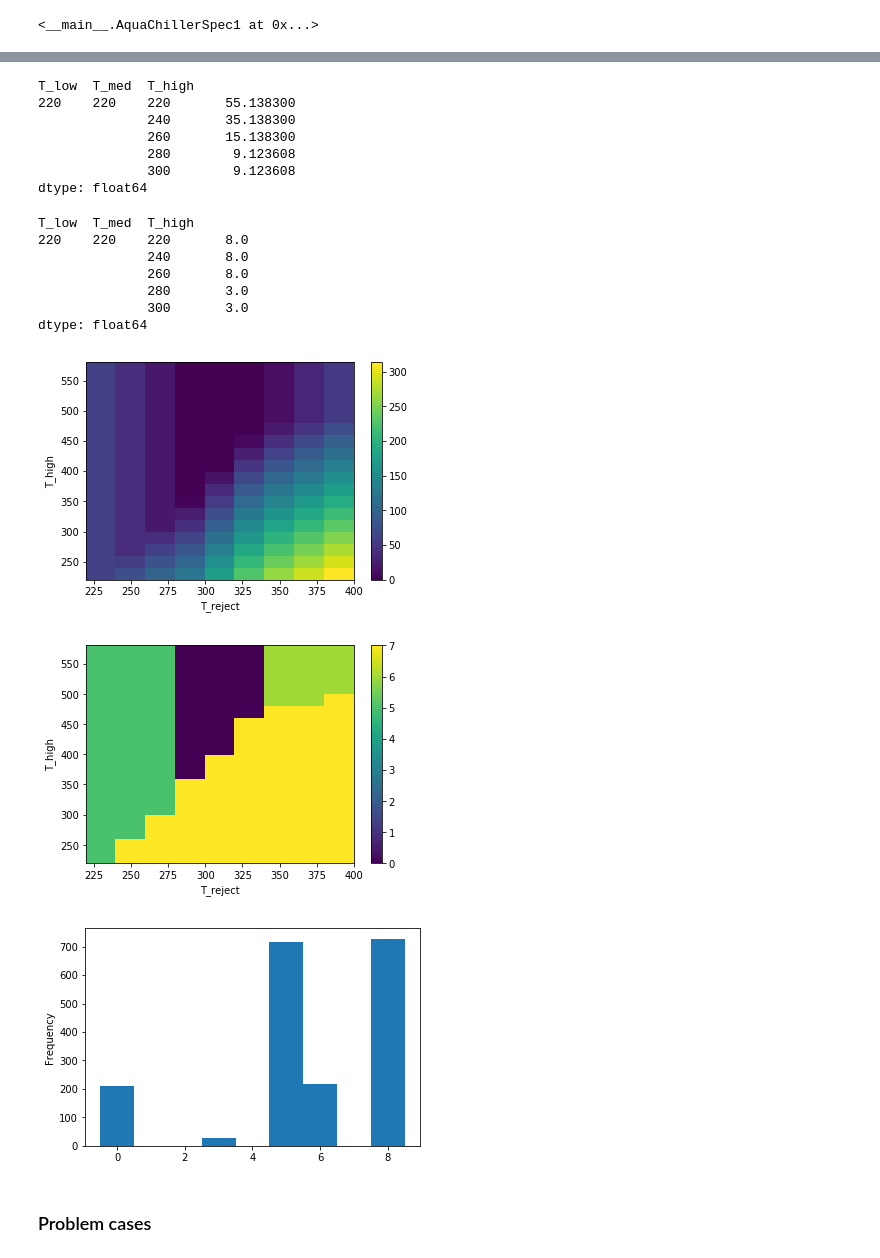
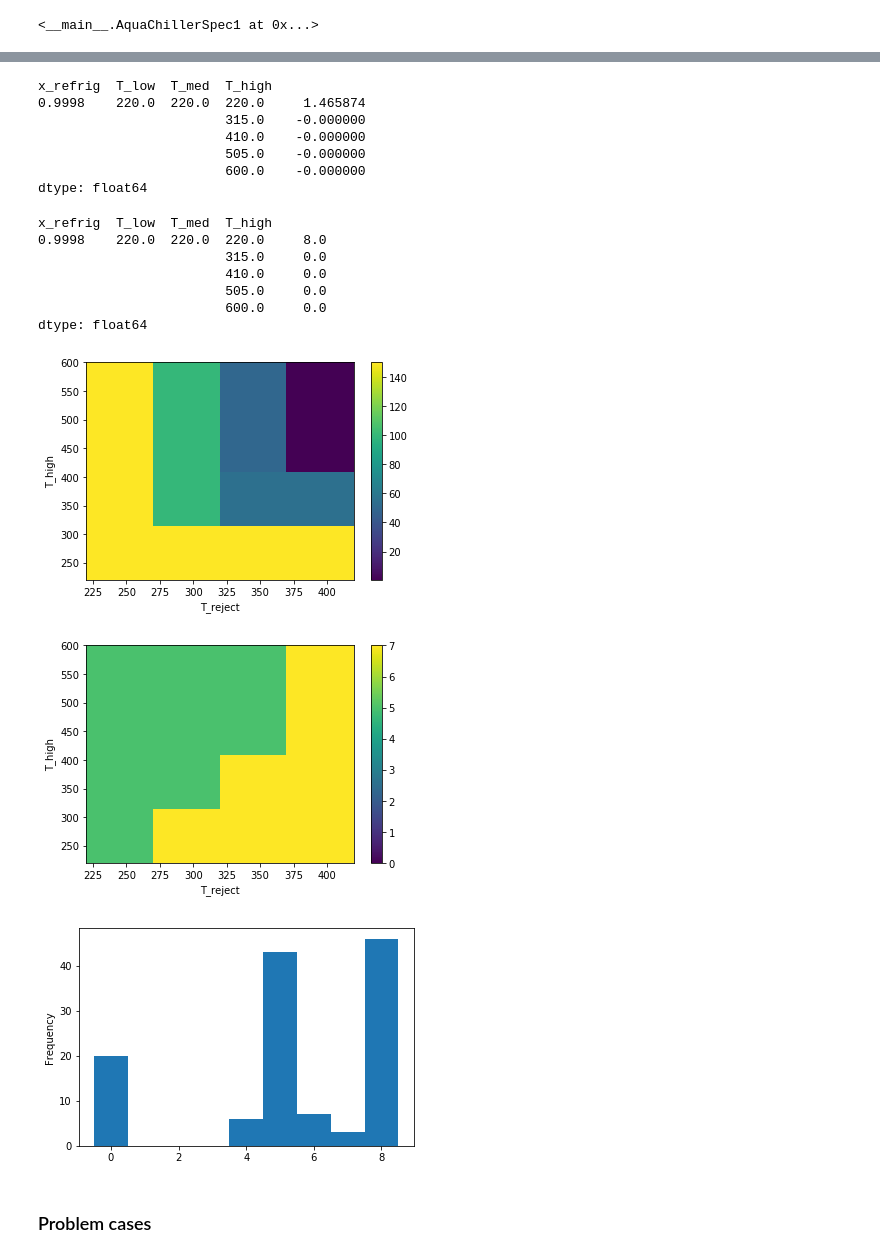
Before and after one commit to nfette/openACHP, a Jupyter notebook: src/Feasibility of ammonia-aqua chiller.ipynb, the cells around one changed output, grey strips where cells are left out. Drawn from its saved outputs; the diff is of its cells as text; code cells hidden in the pictures.

```diff
--- a/src/Feasibility of ammonia-aqua chiller.ipynb
+++ b/src/Feasibility of ammonia-aqua chiller.ipynb
@@ -672,19 +642,18 @@ list(range(AquaChillerSpec1.n_cons))
 [0, 1, 2, 3, 4, 5, 6, 7, 8]
 # %%
 # Parametric study / visualize infeasible regions
-x_refrig = 0.99
-T_low = 250
-T_low_range = numpy.linspace(220, 420, 5)
-T_med_range = numpy.linspace(220, 420, 5)
-T_high_range = numpy.linspace(220, 600, 5)
-shape = (len(T_low_range),len(T_med_range),len(T_high_range))
+x_refrig_range = [0.998, 0.9998, 0.99998]
+T_low_range = numpy.linspace(220, 420, 40)
+T_med_range = numpy.linspace(220, 420, 40)
+T_high_range = numpy.linspace(220, 600, 40)
+shape = (len(x_refrig_range),len(T_low_range),len(T_med_range),len(T_high_range))
 study_index = pandas.MultiIndex.from_product(
-    [T_low_range,T_med_range,T_high_range],
-    names=['T_low','T_med','T_high'])
-study_columns=constraint_columns.append(calc_columns).append(mapped_columns)
+    [x_refrig_range,T_low_range,T_med_range,T_high_range],
+    names=['x_refrig','T_low','T_med','T_high'])
+study_columns=all_columns
 study = pandas.DataFrame(
-    index=index,
+    index=study_index,
     columns=study_columns)
-print(shape, len(constraints))
-constraints.head()
+print(shape, len(study))
+study.head()
 # %% [output]
@@ -770,6 +757,6 @@ constraints.to_csv(fname)
 # %%
 import pandas
-constraints= pandas.read_csv(fname, header=0, index_col=[0,1,2])
+study= pandas.read_csv(fname, header=[0,1], index_col=[0,1,2,3])
 # %%
 study.head()
 # %% [output]
@@ -785,3 +772,5 @@ study.head()
 # %%
-constraints['0'].head()
+constraints=study['constraint']
+okay = constraints >= 0
+okay.head()
 # %% [output]
@@ -818,48 +796,48 @@ penalty = -constraints.min(axis='columns')
 penalty.head()
 #penalty.values.reshape(shape)[3,:,:]
 # %% [output]
-T_low  T_med  T_high
-220    220    220       55.138300
-              240       35.138300
-              260       15.138300
-              280        9.123608
-              300        9.123608
+x_refrig  T_low  T_med  T_high
+0.9998    220.0  220.0  220.0     1.465874
+                        315.0    -0.000000
+                        410.0    -0.000000
+                        505.0    -0.000000
+                        600.0    -0.000000
 dtype: float64
 # %%
 worst = constraints.idxmin(axis='columns').astype('float')
 worst.head()
 # %% [output]
-T_low  T_med  T_high
-220    220    220       8.0
-              240       8.0
-              260       8.0
-              280       3.0
-              300       3.0
+x_refrig  T_low  T_med  T_high
+0.9998    220.0  220.0  220.0     8.0
+                        315.0     0.0
+                        410.0     0.0
+                        505.0     0.0
+                        600.0     0.0
 dtype: float64
 # %%
 plt.figure()
 #plt.contourf(T_med_range, T_high_range, violations.T, cmap='spring')
-plt.pcolormesh(T_med_range, T_high_range, penalty.values.reshape(shape)[3,:,:].T) #, cmap='spring')
+plt.pcolormesh(T_med_range, T_high_range, penalty.values.reshape(shape)[0,3,:,:].T) #, cmap='spring')
 plt.xlabel("T_reject")
 plt.ylabel("T_high")
 plt.colorbar()
 
 plt.figure()
 #plt.imshow(worst[:,::-1].T)
-plt.pcolormesh(T_med_range,T_high_range,worst.values.reshape(shape)[3,:,:].T,vmin=0.,vmax=7.)
+plt.pcolormesh(T_med_range,T_high_range,worst.values.reshape(shape)[0,3,:,:].T,vmin=0.,vmax=7.)
 #plt.contourf(T_med_range, T_high_range, worst.T, cmap='Pastel1', vmin=0, vmax=255 )
 plt.xlabel("T_reject")
 plt.ylabel("T_high")
 plt.colorbar()
 
 plt.figure()
 worst.plot.hist(bins=numpy.arange(-0.5,AquaChillerSpec1.n_cons))
 
 plt.show()
 # %% [output]
-[figure, old version]
+[figure, new version]
-[figure, old version]
+[figure, new version]
-[figure, old version]
+[figure, new version]
 # %%
 import pyvtk
 grid = pyvtk.RectilinearGrid(T_high_range,T_med_range,T_low_range)
```
Also changed, not shown: parts of 20 cells of this notebook.
